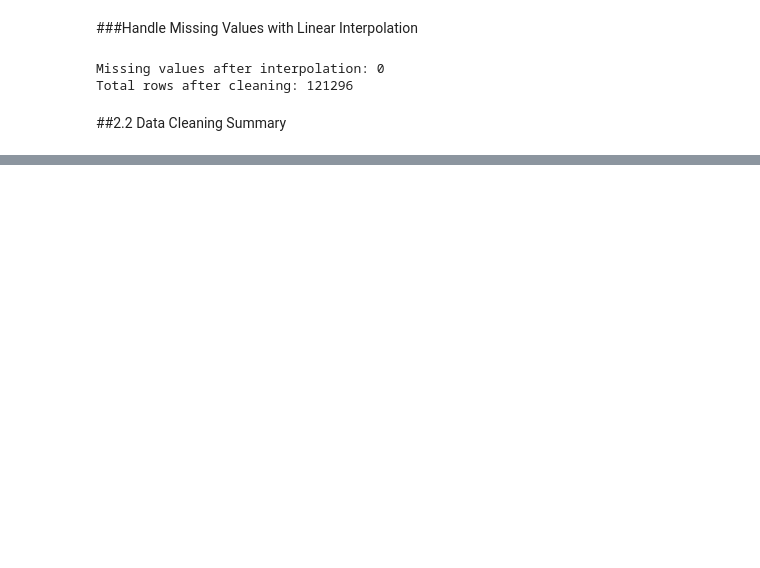
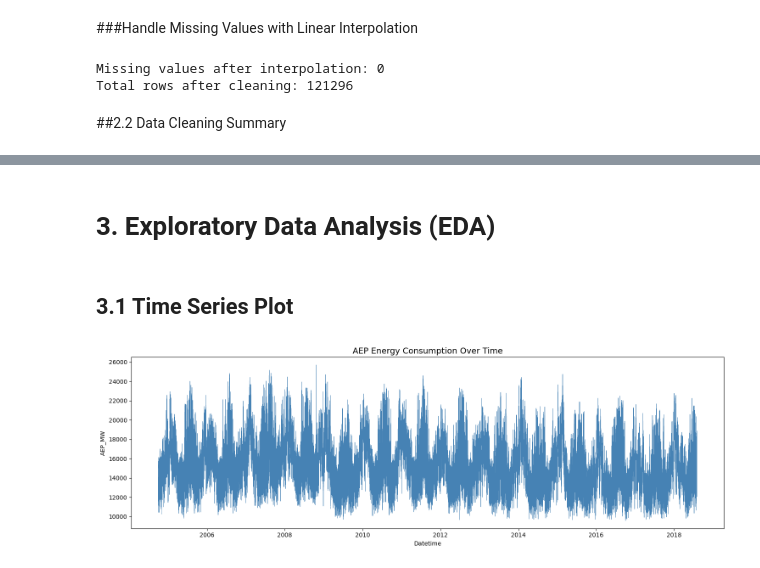
Before and after one commit to ganendrasatya/Energy_Consumption_Prediction, a Jupyter notebook: Energy_Consumption_Prediction.ipynb, the cells around one changed output, grey strips where cells are left out. Drawn from its saved outputs; the diff is of its cells as text; code cells hidden in the pictures; blank space fills up the shorter version.

```diff
--- a/Energy_Consumption_Prediction.ipynb
+++ b/Energy_Consumption_Prediction.ipynb
@@ -190,3 +192,5 @@ AEP_MW mean                : 15499.15
 Data type of AEP_MW         : float64
 Index type                 : DatetimeIndex
 =============================================
+# %% [markdown]
+# 3. Exploratory Data Analysis (EDA)
@@ -192,0 +200,12 @@ Index type                 : DatetimeIndex
+# %% [markdown]
+## 3.1 Time Series Plot
+# %%
+fig, ax = plt.subplots(figsize=(15, 5))
+ax.plot(energy_data.index, energy_data['AEP_MW'], color='steelblue', linewidth=0.5)
+ax.set_title('AEP Energy Consumption Over Time', fontsize=14)
+ax.set_xlabel('Datetime')
+ax.set_ylabel('AEP_MW')
+plt.tight_layout()
+plt.show()
+# %% [output]
+[figure, added]
```
Also changed, not shown: parts of 24 cells of this notebook.
